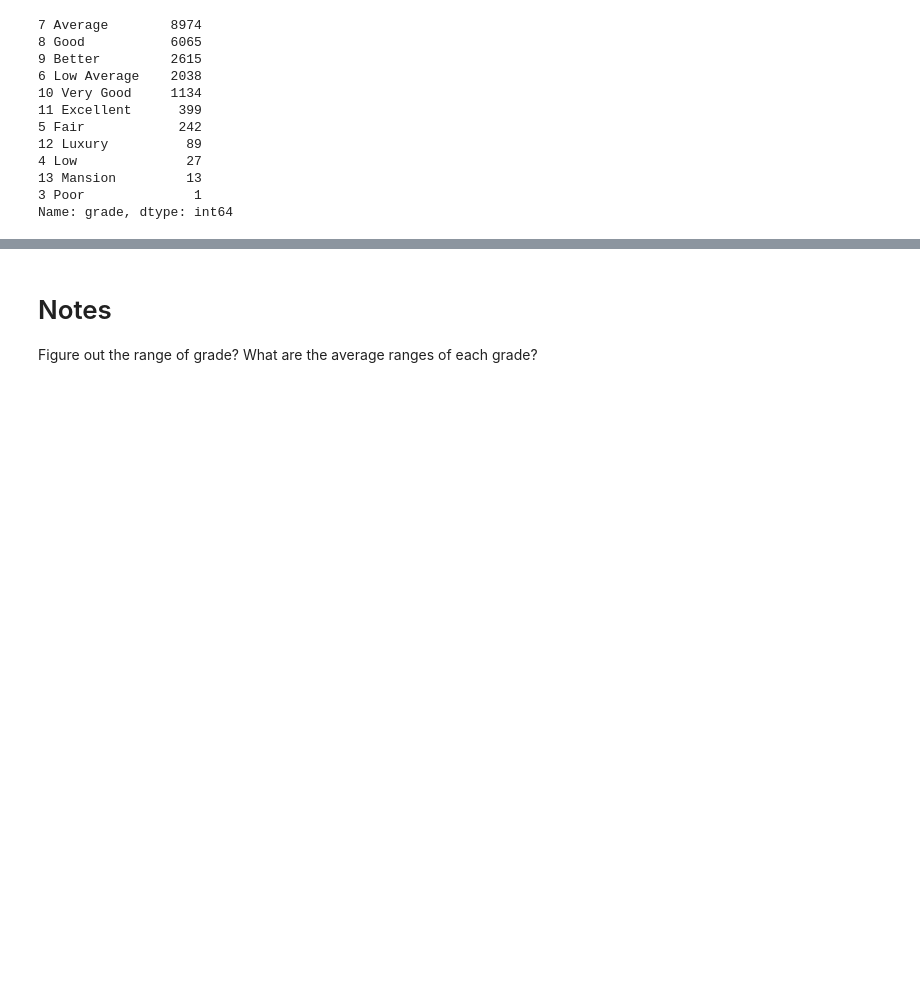
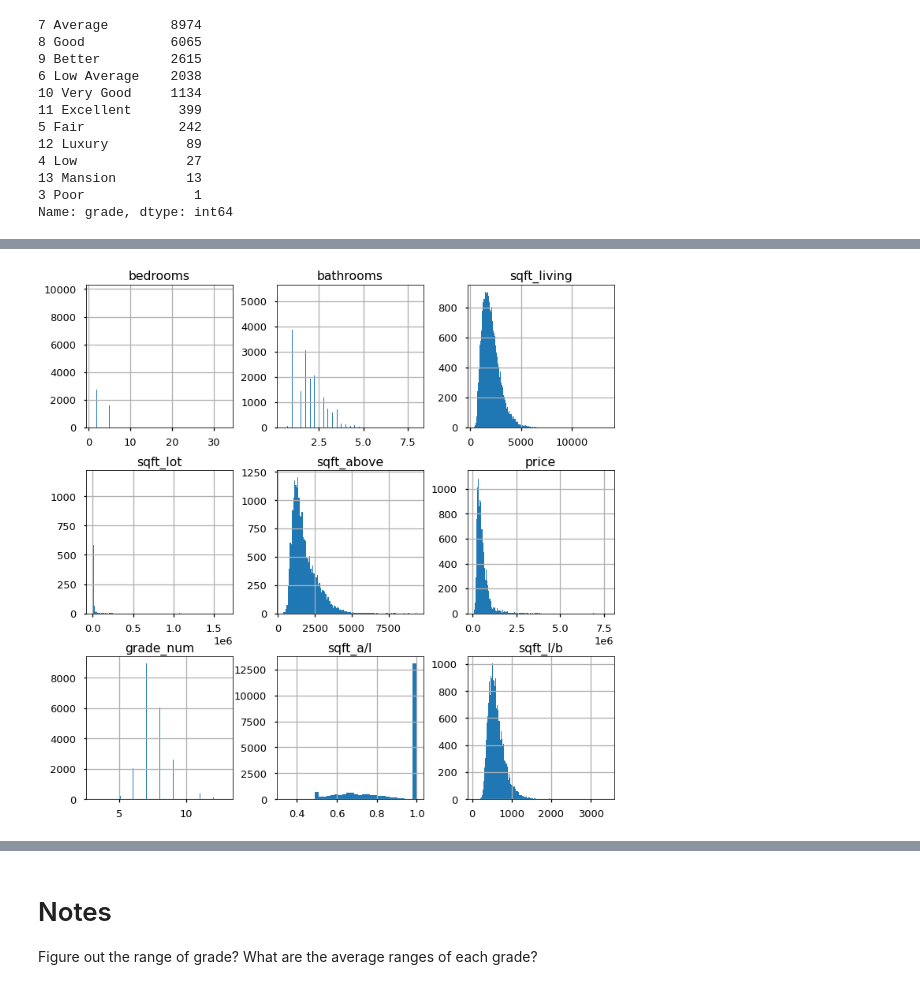
Before and after one commit to heathlikethecandybar/dsc-phase-2-project-v2-3, a Jupyter notebook: student.ipynb, the cells around one changed output, grey strips where cells are left out. Drawn from its saved outputs; the diff is of its cells as text; code cells hidden in the pictures; blank space fills up the shorter version.

```diff
--- a/student.ipynb
+++ b/student.ipynb
@@ -257,3 +257,13 @@ memory usage: 3.0+ MB
 # %%
 # Adding some addtional features for fun; ratio of sq_ft above and floors;
 # bedrooms amd bathrooms
+# %%
+# Adding ratio of above ground square footage to square footage of living area.
+# Trying to understand if their is more living square footage below ground,
+# is that attractive to a home buyer.
+
+df_clean.loc[:,'sqft_a/l'] = (
+    df_clean['sqft_above'] / df_clean['sqft_living']
+    )
+
+df_clean.head()
@@ -280,0 +435,9 @@ dtype: bool
+# %%
+# Select non zero-inflated continuous features as ames_cont
+continuous = ['bedrooms', 'bathrooms', 'sqft_living', 'sqft_lot',
+              'sqft_above', 'price', 'grade_num', 'sqft_a/l',
+              'sqft_l/b']
+cont = df_clean[continuous]
+cont.hist(figsize  = [12, 12], bins='auto');
+# %% [output]
+[figure, added]
```
Also changed, not shown: parts of 44 cells of this notebook.
